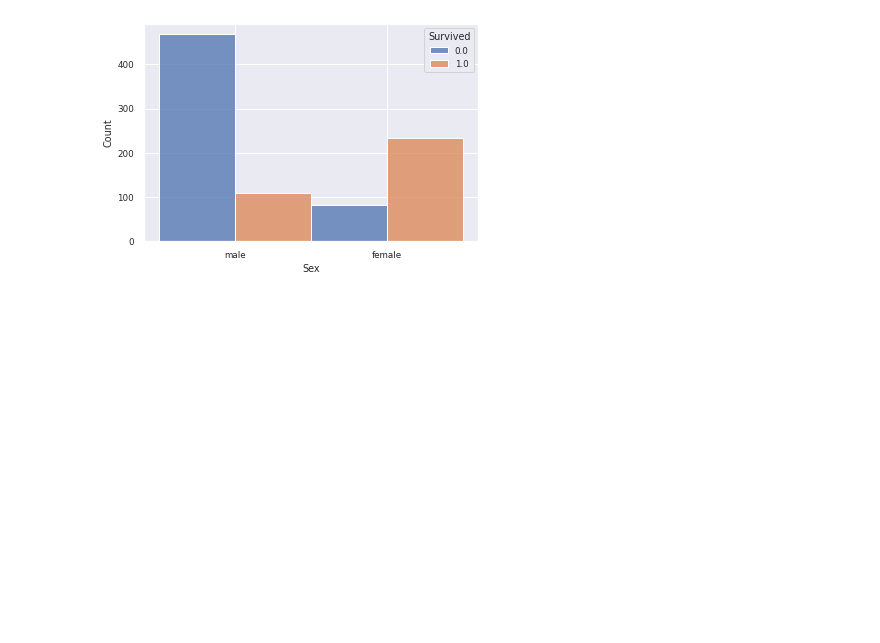
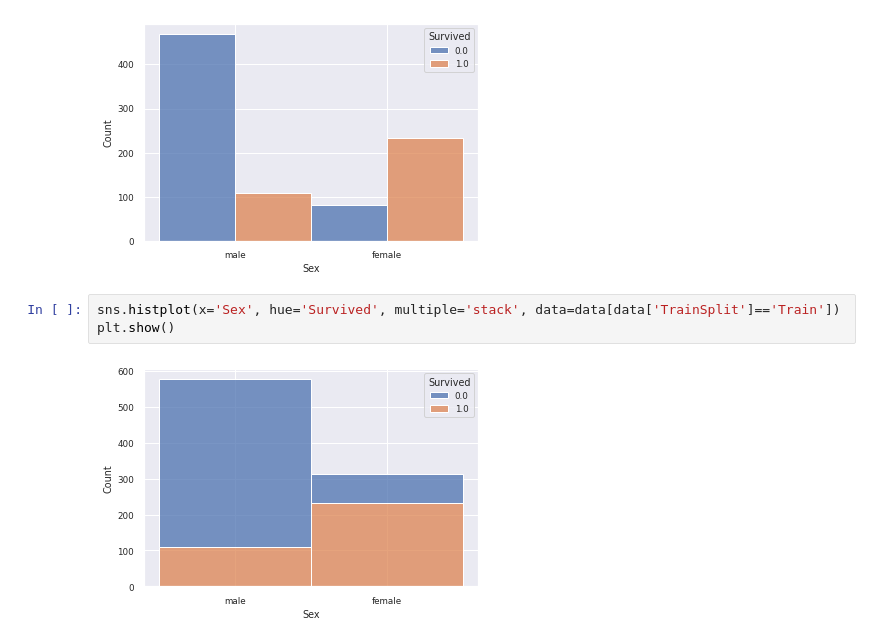
Before and after one commit to daaanum/daaan, a Jupyter notebook: 머신러닝_응용0.ipynb, the cells around one changed output. Saved outputs shown, nothing was run; the diff lists cells and outputs as text; blank space fills up the shorter version.

```diff
--- a/머신러닝_응용0.ipynb
+++ b/머신러닝_응용0.ipynb
@@ -204,3 +204,8 @@ sns.histplot(x='Sex', hue='Survived', multiple='dodge', data=data[data['TrainSpl
 plt.show()
 # %% [output]
 [figure]
+# %%
+sns.histplot(x='Sex', hue='Survived', multiple='stack', data=data[data['TrainSplit']=='Train'])
+plt.show()
+# %% [output]
+[figure, added]
```
Also changed, not shown: parts of 9 cells of this notebook.
